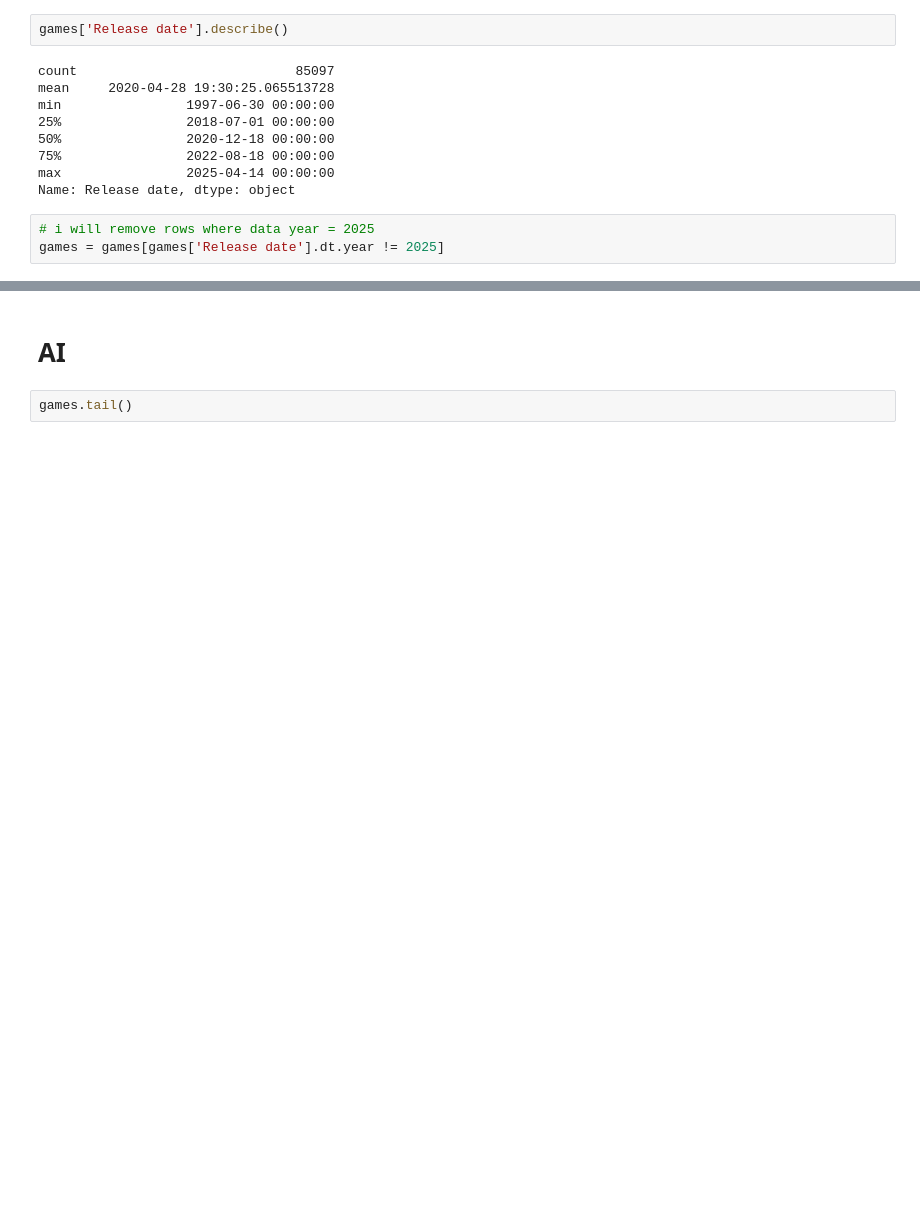
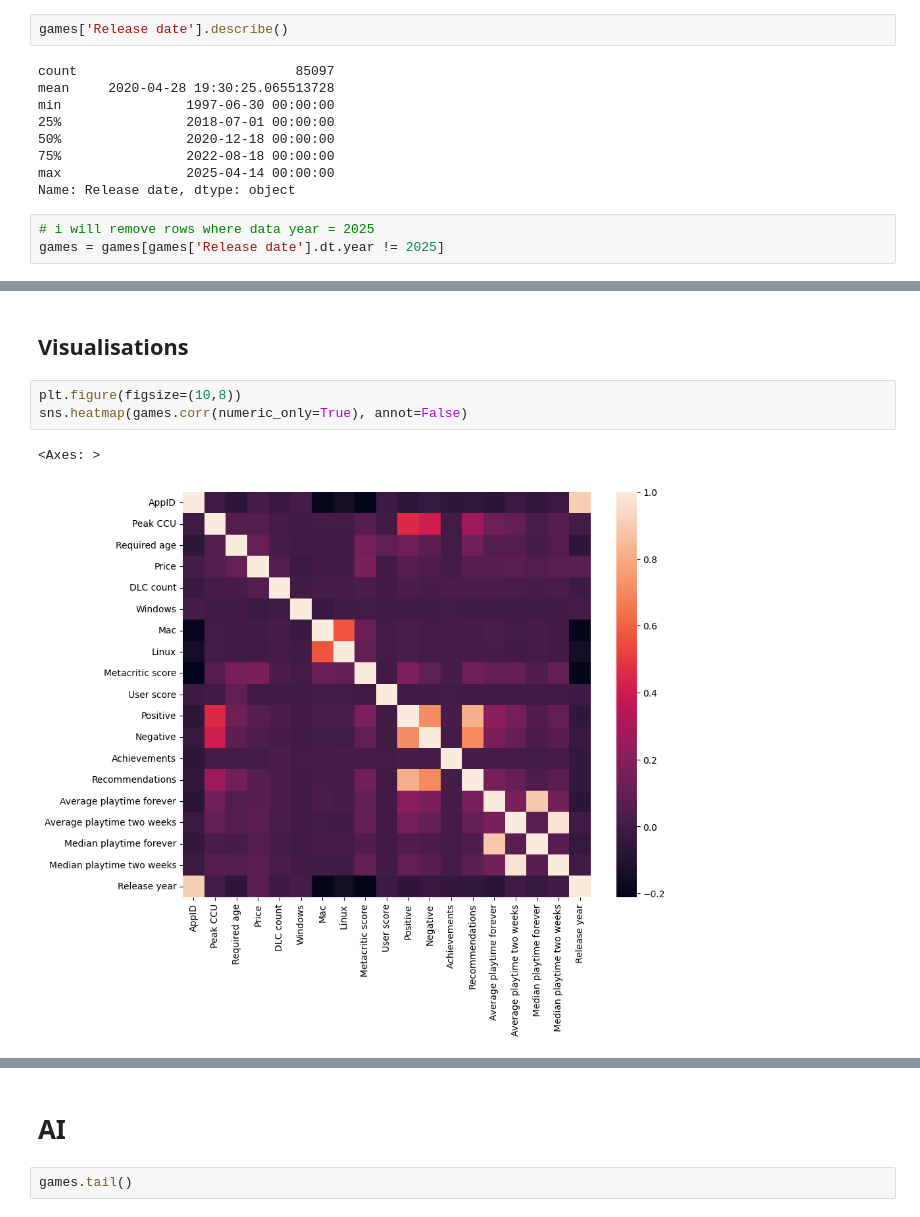
Before and after one commit to kvlrdhrs/Steam-Games-Analytics, a Jupyter notebook: main.ipynb, the cells around one changed output, grey strips where cells are left out. Saved outputs shown, nothing was run; the diff lists cells and outputs as text; blank space fills up the shorter version.

```diff
--- a/main.ipynb
+++ b/main.ipynb
@@ -452,0 +459,8 @@ print(games.shape)
+# %% [markdown]
+## Visualisations
+# %%
+plt.figure(figsize=(10,8))
+sns.heatmap(games.corr(numeric_only=True), annot=False)
+# %% [output]
+<Axes: >
+[figure, added]
```
Also changed, not shown: parts of 19 cells of this notebook.
